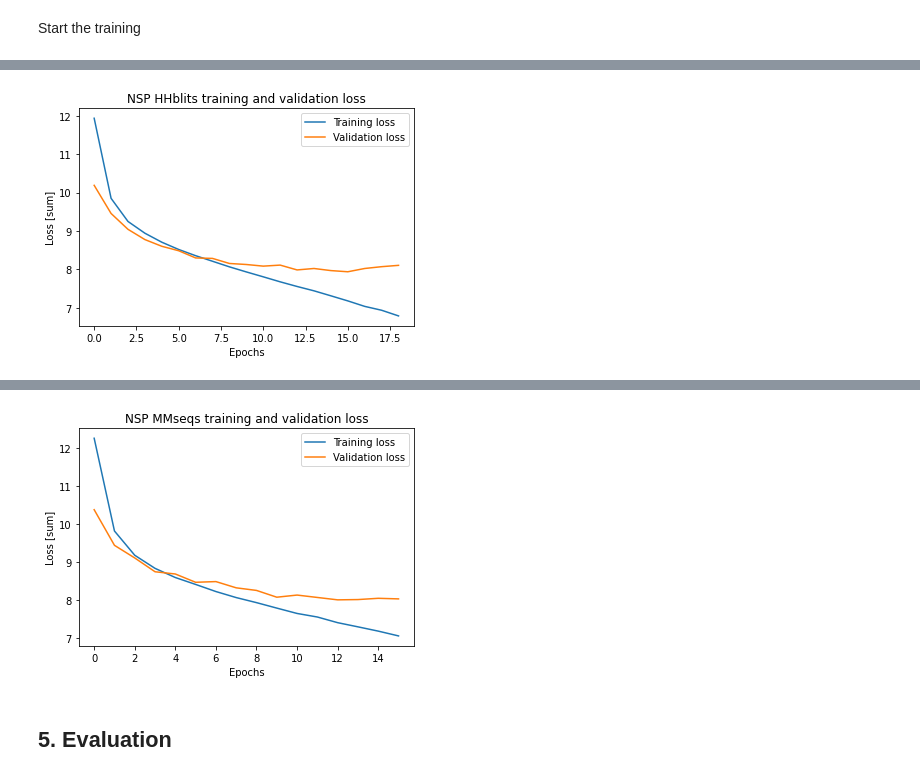
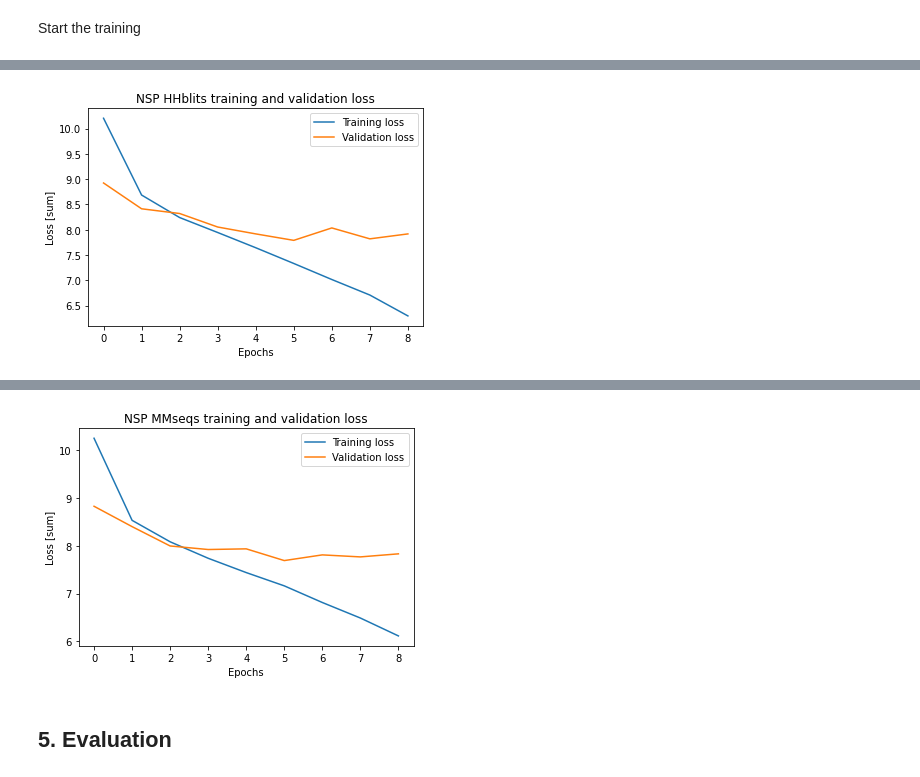
Before and after one commit to Eryk96/NetSurfP-3.0, a Jupyter notebook: notebooks/nsp2/nsp2.ipynb, the cells around one changed output, grey strips where cells are left out. Cells and saved outputs as stored; diff of their text form; code cells hidden in the pictures.

```diff
--- a/notebooks/nsp2/nsp2.ipynb
+++ b/notebooks/nsp2/nsp2.ipynb
@@ -517,7 +517,7 @@ epochs = 100
 
 initial_channels = 50
 hidden_neurons = 1024
-learning_rate = 1e-4
+learning_rate = 5e-4
 
 nsp_hhblits = init_model(initial_channels, hidden_neurons, learning_rate)
 
@@ -554,5 +554,5 @@ Validation loss:  8.107
 EarlyStopping counter: 3 out of 3
 Early stopping
 Finished Training
-[figure, old version]
+[figure, new version]
 Epoch: 1  of  100
@@ -572,7 +572,7 @@ Validation loss:  8.023
 EarlyStopping counter: 3 out of 3
 Early stopping
 Finished Training
-[figure, old version]
+[figure, new version]
 # %% [markdown]
 ## 5. Evaluation
 # %% [markdown]
```
Also changed, not shown: parts of 4 cells of this notebook, 2 other files.
